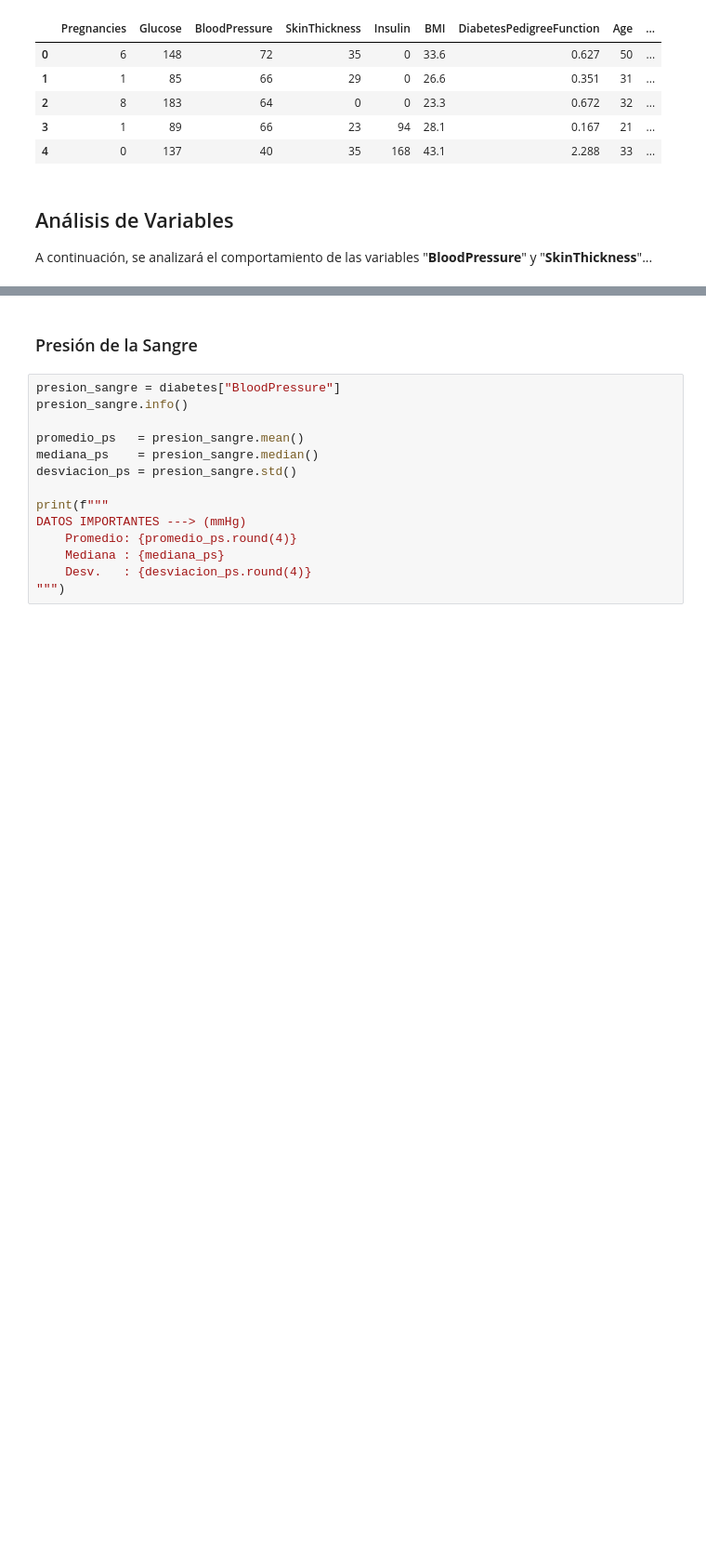
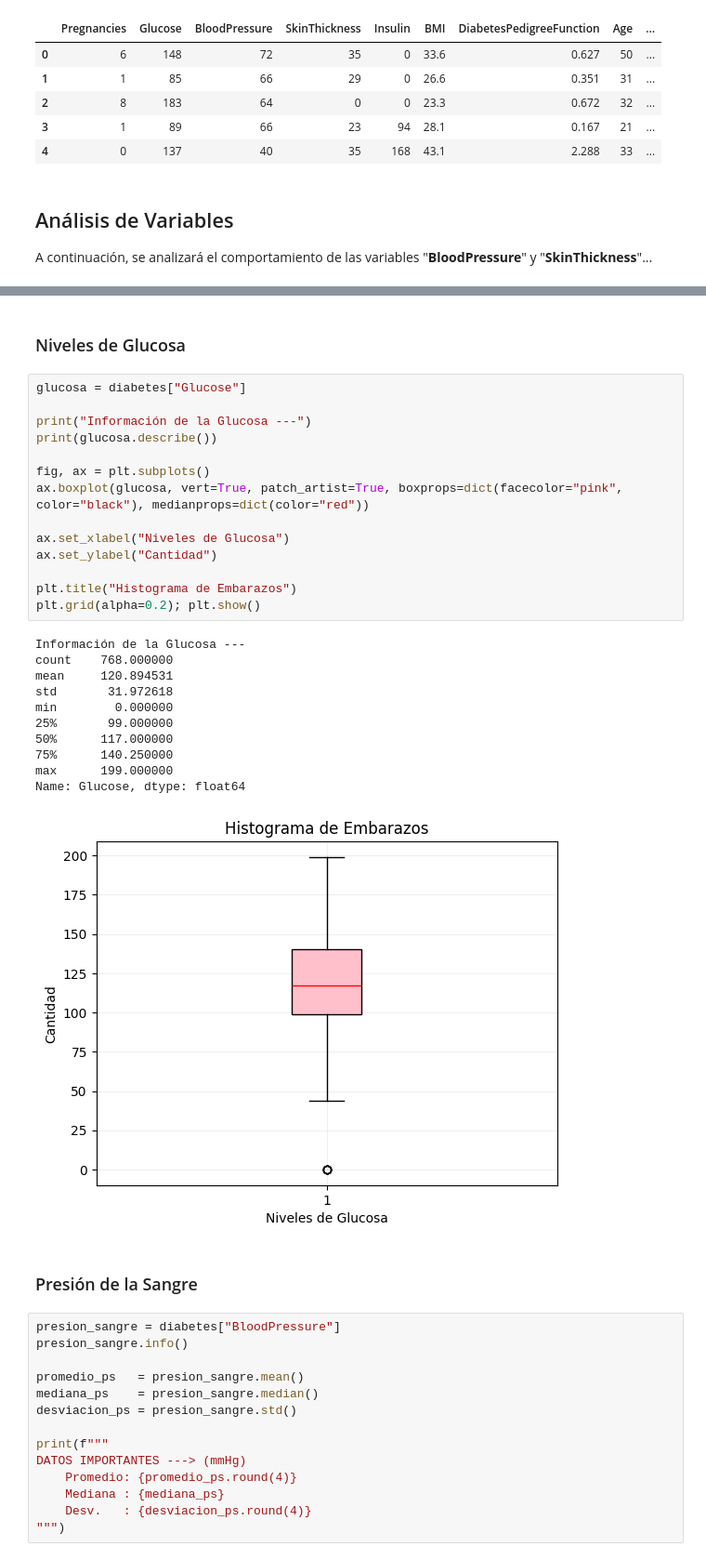
Before and after one commit to IlanNaM/laboratorio_A01412672, a Jupyter notebook: EstadisticaDescriptiva.ipynb, the cells around one changed output, grey strips where cells are left out. Shown: that part at 93% size. Drawn from its saved outputs; the diff is of its cells as text; blank space fills up the shorter version.

```diff
--- a/EstadisticaDescriptiva.ipynb
+++ b/EstadisticaDescriptiva.ipynb
@@ -21,3 +63,31 @@ A continuación, se analizará el comportamiento de las variables "**BloodPressu
+# %% [markdown]
+### Niveles de Glucosa
+# %%
+glucosa = diabetes["Glucose"]
+
+print("Información de la Glucosa ---")
+print(glucosa.describe())
+
+fig, ax = plt.subplots()
+ax.boxplot(glucosa, vert=True, patch_artist=True, boxprops=dict(facecolor="pink", color="black"), medianprops=dict(color="red"))
+
+ax.set_xlabel("Niveles de Glucosa")
+ax.set_ylabel("Cantidad")
+
+plt.title("Histograma de Embarazos")
+plt.grid(alpha=0.2); plt.show()
+# %% [output]
+Información de la Glucosa ---
+count    768.000000
+mean     120.894531
+std       31.972618
+min        0.000000
+25%       99.000000
+50%      117.000000
+75%      140.250000
+max      199.000000
+Name: Glucose, dtype: float64
+[figure, added]
 # %% [markdown]
 ### Presión de la Sangre
 # %%
```
Also changed, not shown: parts of 11 cells of this notebook.
